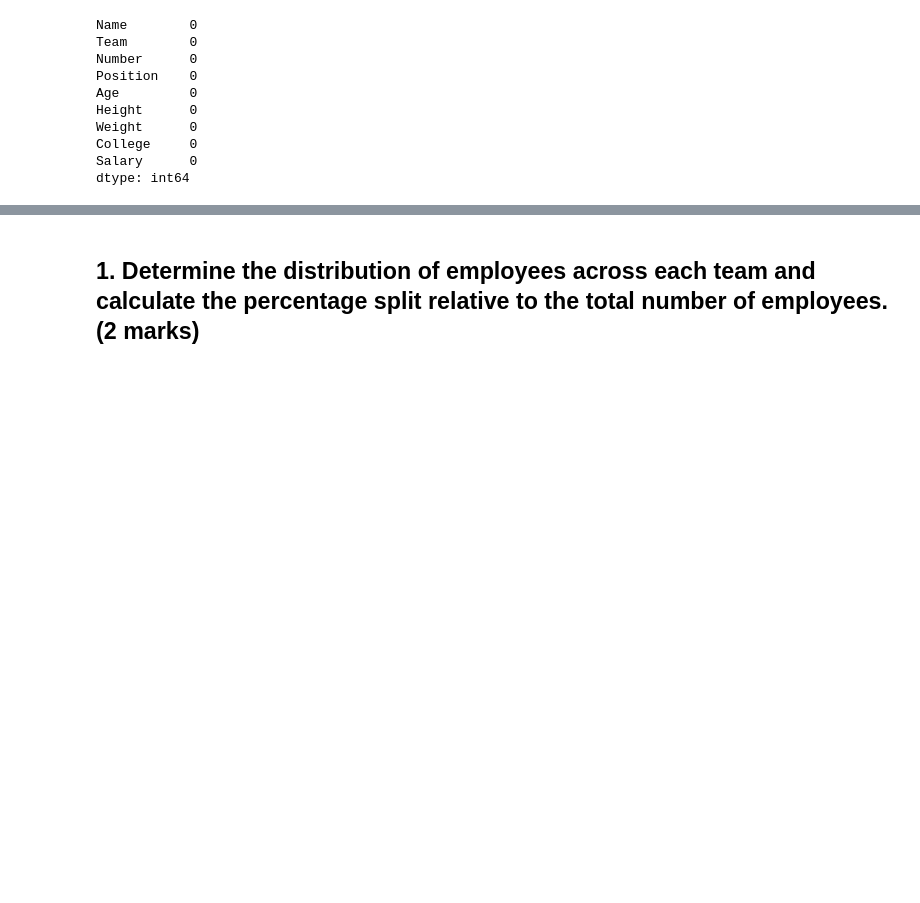
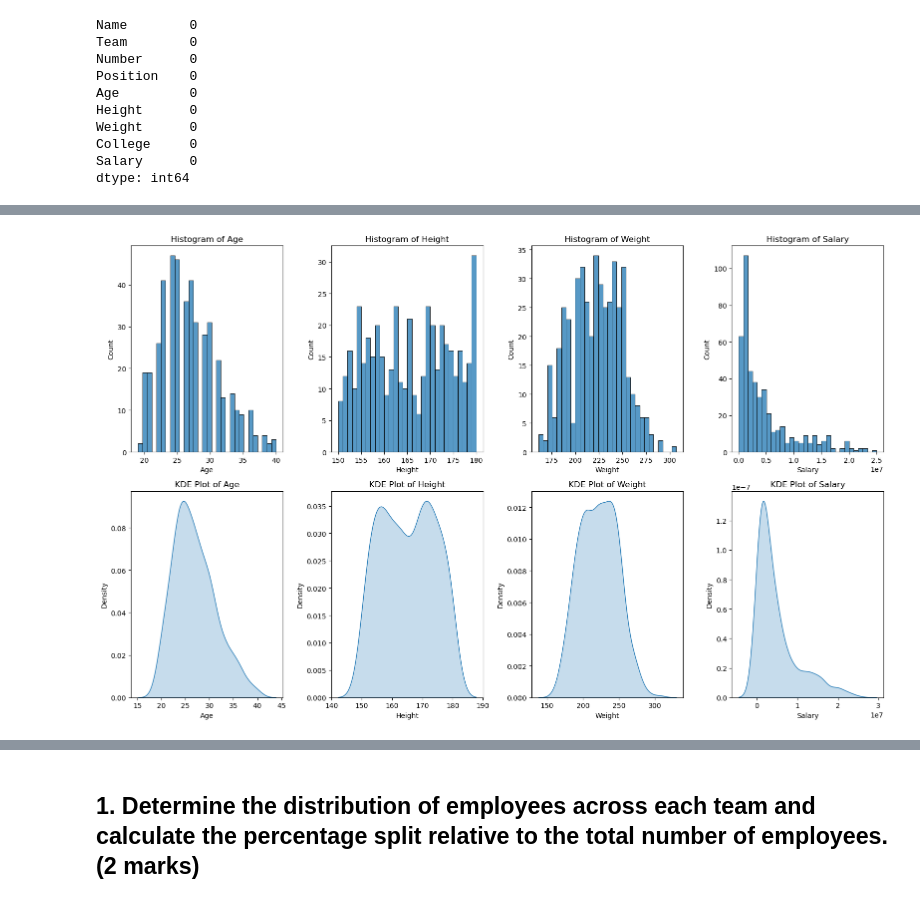
Before and after one commit to RVM41/PYTHON, a Jupyter notebook: Module-4_Python_Module_End_Project/Module 4_Python _Project.ipynb, the cells around one changed output, grey strips where cells are left out. Drawn from its saved outputs; the diff is of its cells as text; code cells hidden in the pictures; blank space fills up the shorter version.

```diff
--- a/Module-4_Python_Module_End_Project/Module 4_Python _Project.ipynb
+++ b/Module-4_Python_Module_End_Project/Module 4_Python _Project.ipynb
@@ -148,0 +206,29 @@ dtype: int64
+# %%
+import pandas as pd
+import matplotlib.pyplot as plt
+import seaborn as sns
+
+# Assuming your imported data is in a DataFrame called 'data'
+# Example: data = pd.read_excel('python project work.xlsx')
+
+# List of columns you want to plot
+columns = ['Age', 'Height', 'Weight', 'Salary']  # Replace with your numeric column names
+
+# Create subplots for histograms and KDE plots separately
+fig, axes = plt.subplots(2, len(columns), figsize=(16, 10))
+
+# Iterate through the columns and create histogram and KDE plots
+for i, col in enumerate(columns):
+    # Histogram
+    sns.histplot(data[col], ax=axes[0, i], bins=30)
+    axes[0, i].set_title(f'Histogram of {col}')
+
+    # KDE Plot
+    sns.kdeplot(data[col], ax=axes[1, i], fill=True)
+    axes[1, i].set_title(f'KDE Plot of {col}')
+
+# Adjust layout
+plt.tight_layout()
+plt.show()
+# %% [output]
+[figure, added]
```
Also changed, not shown: parts of 12 cells of this notebook.
